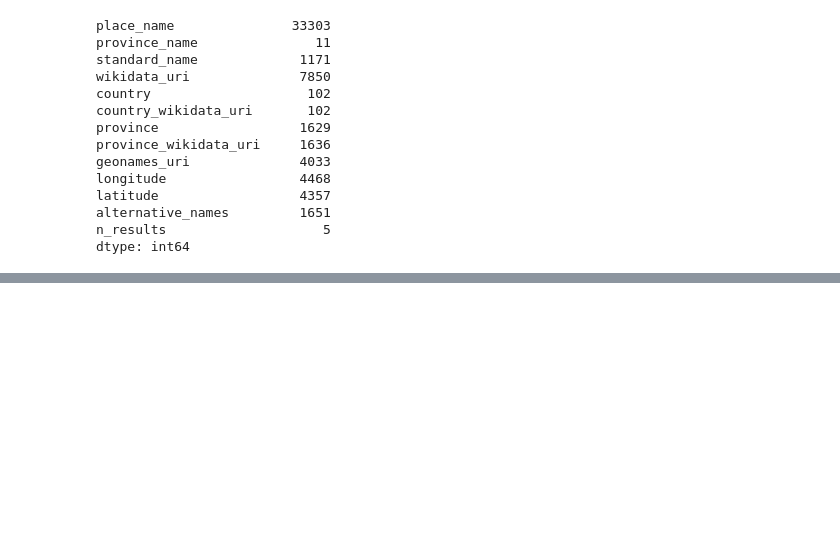
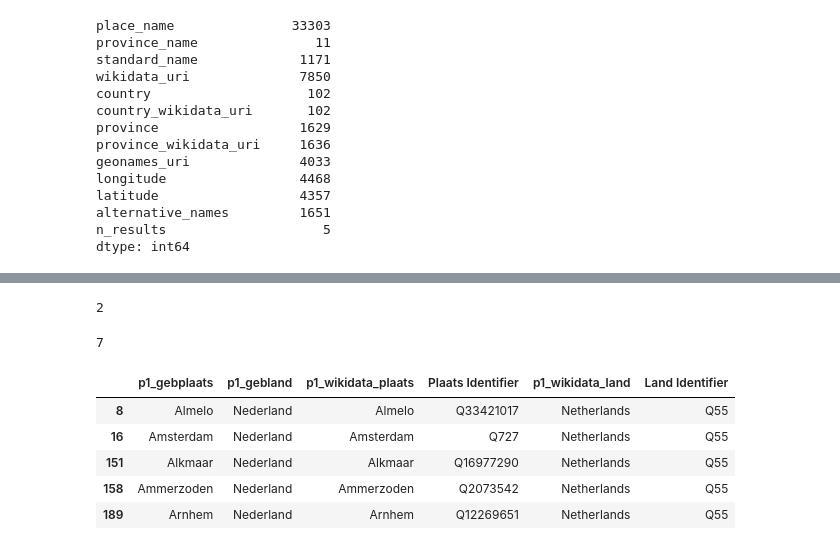
Before and after one commit to SanderEngelberts/place-enriched-ER, a Jupyter notebook: Location_matching_with_ErfGeo_Proxy.ipynb, the cells around one changed output, grey strips where cells are left out. Saved outputs shown, nothing was run; the diff lists cells and outputs as text; code cells hidden in the pictures; blank space fills up the shorter version.

```diff
--- a/Location_matching_with_ErfGeo_Proxy.ipynb
+++ b/Location_matching_with_ErfGeo_Proxy.ipynb
@@ -553,0 +609,13 @@ dtype: int64
+# %%
+# Check if there are missing place names in the data sets and drop these rows
+# because these don't contain letter A at least (and can't be standardly checked
+# for that like done afterwards)
+df_validation.p1_gebplaats.isna().sum()
+# %% [output]
+2
+# %%
+df_validation.dropna(subset=['p1_gebplaats'], axis=0, inplace=True)
+# %%
+merged_results.place_name.isna().sum()
+# %% [output]
+7
@@ -553,0 +624,5 @@ dtype: int64
+# %%
+# Because Wikidata was only queried for the place names with letter A in validation set,
+# make sure to drop all places with different starting letters from validation set and
+# results
+df_validation = df_validation[df_validation.p1_gebplaats.str.startswith('A')]
@@ -553,0 +631,10 @@ dtype: int64
+# %%
+# Inspect the data again (which now shows some results in validation set)
+df_validation.head()
+# %% [output]
+|  | p1_gebplaats | p1_gebland | p1_wikidata_plaats | Plaats Identifier | p1_wikidata_land | Land Identifier |
+| 8 | Almelo | Nederland | Almelo | Q33421017 | Netherlands | Q55 |
+| 16 | Amsterdam | Nederland | Amsterdam | Q727 | Netherlands | Q55 |
+| 151 | Alkmaar | Nederland | Alkmaar | Q16977290 | Netherlands | Q55 |
+| 158 | Ammerzoden | Nederland | Ammerzoden | Q2073542 | Netherlands | Q55 |
+| 189 | Arnhem | Nederland | Arnhem | Q12269651 | Netherlands | Q55 |
```
Also changed, not shown: parts of 17 cells of this notebook.
